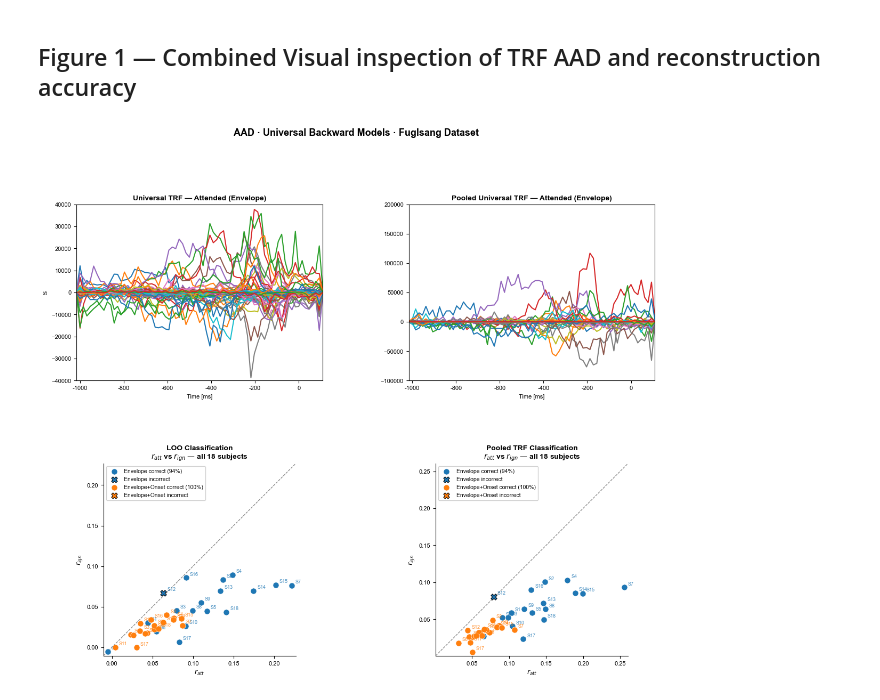
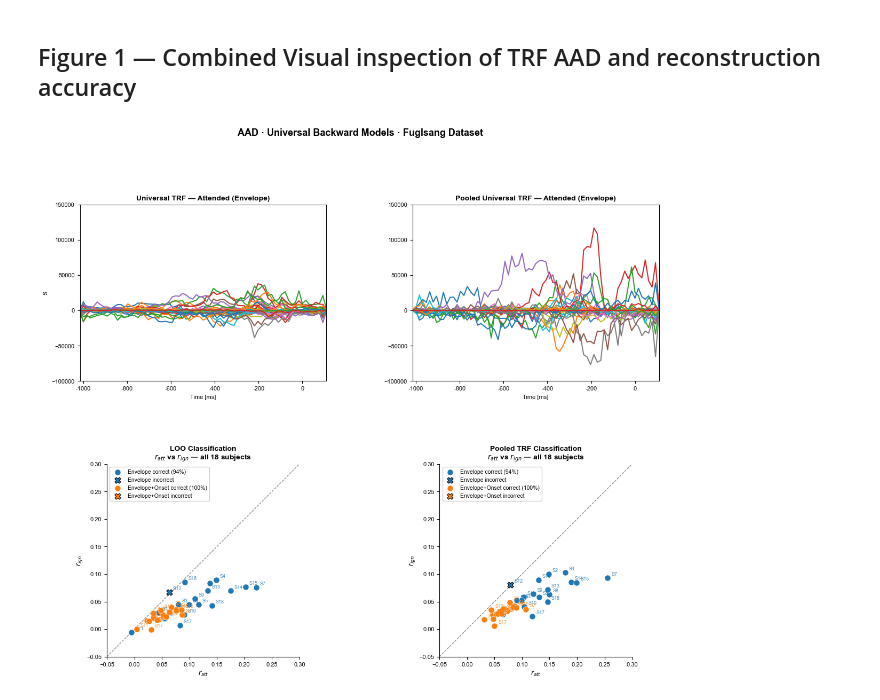
Before and after one commit to manito-coder/Beyond-TRFs, a Jupyter notebook: within-fuglsang/figures/pooled-trf-plots.ipynb, the cells around one changed output. Drawn from its saved outputs; the diff is of its cells as text; code cells hidden in the pictures.

Commit message:
Fixed sacle sin aad combined plot and added chat plot of sensor mapping.

```diff
--- a/within-fuglsang/figures/pooled-trf-plots.ipynb
+++ b/within-fuglsang/figures/pooled-trf-plots.ipynb
@@ -147,7 +147,7 @@ def plot_scatter_panel(ax, subjects,
 
     # unity diagonal
     all_r = np.concatenate([r_att_env, r_ign_env, r_att_onset, r_ign_onset])
-    lims  = [all_r.min() - 0.005, all_r.max() + 0.005]
+    lims  = [-0.05, 0.3]
     ax.plot(lims, lims, 'k--', linewidth=0.9, alpha=0.5, zorder=2)
     ax.set_xlim(lims)
     ax.set_ylim(lims)
@@ -219,9 +219,11 @@ ax_pool = fig.add_subplot(gs[0, 1])
 
 eelbrain.plot.Butterfly(universal_trf, axes=ax_univ, show=False)
 ax_univ.set_title('Universal TRF — Attended (Envelope)', fontsize=10, fontweight='bold')
+ax_univ.set_ylim(-100000, 150000)
 
 eelbrain.plot.Butterfly(pooled_trf, axes=ax_pool, show=False)
 ax_pool.set_title('Pooled Universal TRF — Attended (Envelope)', fontsize=10, fontweight='bold')
+ax_pool.set_ylim(-100000, 150000)
 
 # ── Row 1: scatter panels ─────────────────────────────────────────────────────
 
@@ -231,31 +233,31 @@ ax_pool_sc = fig.add_subplot(gs[1, 1])
 plot_scatter_panel(
     ax_loo, SUBJECTS,
     r_att_loo_env,  r_ign_loo_env,  acc_loo_env,
     r_att_loo_onset, r_ign_loo_onset, acc_loo_onset,
 )
 ax_loo.set_title(
     'LOO Classification\n$r_{att}$ vs $r_{ign}$ — all 18 subjects',
     fontsize=10, fontweight='bold'
 )
 
 plot_scatter_panel(
     ax_pool_sc, SUBJECTS,
     r_att_pool_env,   r_ign_pool_env,   acc_pool_env,
     r_att_pool_onset, r_ign_pool_onset, acc_pool_onset,
 )
 ax_pool_sc.set_title(
     'Pooled TRF Classification\n$r_{att}$ vs $r_{ign}$ — all 18 subjects',
     fontsize=10, fontweight='bold'
 )
 
 # ── finish ────────────────────────────────────────────────────────────────────
 
 fig.suptitle(
     'AAD · Universal Backward Models · Fuglsang Dataset',
     fontsize=13, fontweight='bold', y=1.01
 )
 
 plt.savefig('aad_combined_figure.png', dpi=150, bbox_inches='tight')
 plt.show()
 # %% [output]
-[figure, old version]
+[figure, new version]
```
Also changed, not shown: 2 other files.
